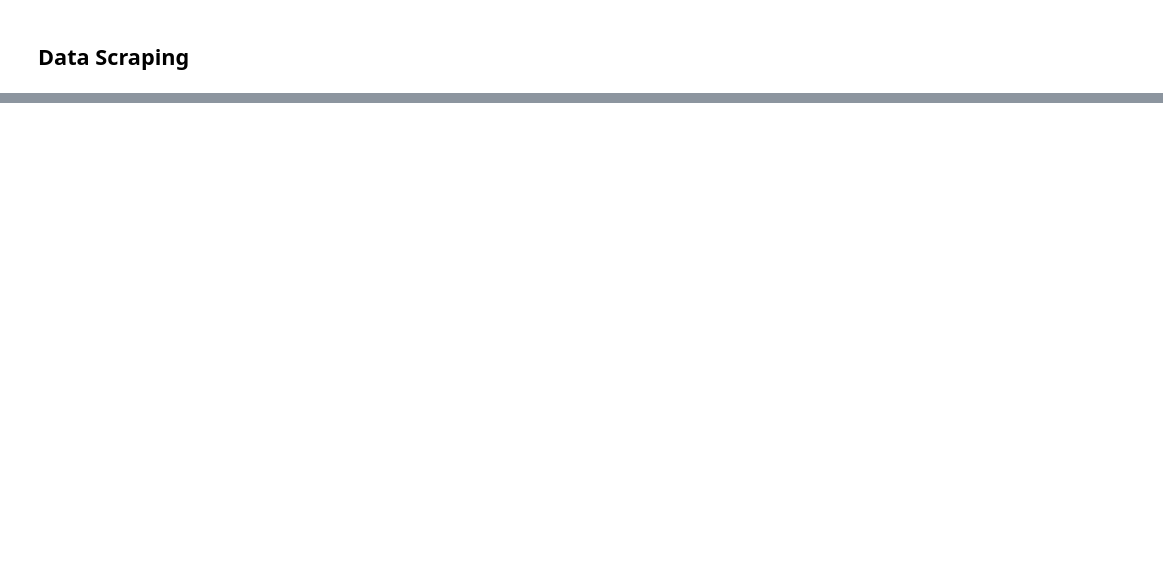
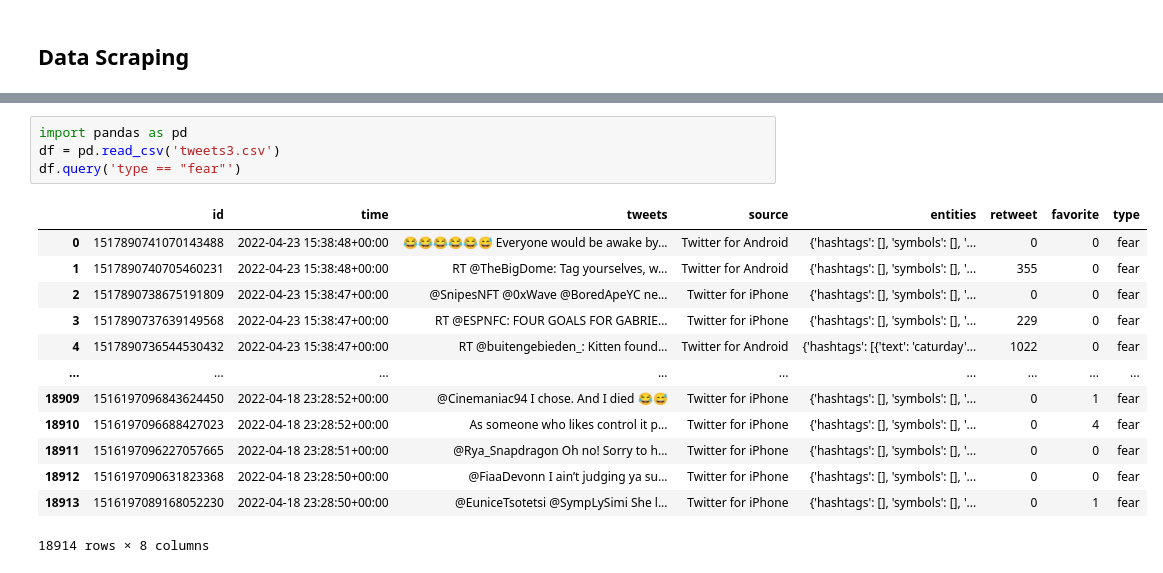
Before and after one commit to leyaoliatan/Sentiments-in-Tweets-with-Emojis, a Jupyter notebook: 2022_spring_CTA/project/code/CTA_proposal.ipynb, the cells around one changed output, grey strips where cells are left out. Saved outputs shown, nothing was run; the diff lists cells and outputs as text; blank space fills up the shorter version.

```diff
--- a/2022_spring_CTA/project/code/CTA_proposal.ipynb
+++ b/2022_spring_CTA/project/code/CTA_proposal.ipynb
@@ -85,0 +480,18 @@ fatal: Not possible to fast-forward, aborting.
+# %%
+import pandas as pd
+df = pd.read_csv('tweets3.csv')
+df.query('type == "fear"')
+# %% [output]
+|  | id | time | tweets | source | entities | retweet | favorite | type |
+| 0 | 1517890741070143488 | 2022-04-23 15:38:48+00:00 | 😂😂😂😂😂😅 Everyone would be awake by... | Twitter for Android | {'hashtags': [], 'symbols': [], '... | 0 | 0 | fear |
+| 1 | 1517890740705460231 | 2022-04-23 15:38:48+00:00 | RT @TheBigDome: Tag yourselves, w... | Twitter for Android | {'hashtags': [], 'symbols': [], '... | 355 | 0 | fear |
+| 2 | 1517890738675191809 | 2022-04-23 15:38:47+00:00 | @SnipesNFT @0xWave @BoredApeYC ne... | Twitter for iPhone | {'hashtags': [], 'symbols': [], '... | 0 | 0 | fear |
+| 3 | 1517890737639149568 | 2022-04-23 15:38:47+00:00 | RT @ESPNFC: FOUR GOALS FOR GABRIE... | Twitter for iPhone | {'hashtags': [], 'symbols': [], '... | 229 | 0 | fear |
+| 4 | 1517890736544530432 | 2022-04-23 15:38:47+00:00 | RT @buitengebieden_: Kitten found... | Twitter for Android | {'hashtags': [{'text': 'caturday'... | 1022 | 0 | fear |
+| ... | ... | ... | ... | ... | ... | ... | ... | ... |
+| 18909 | 1516197096843624450 | 2022-04-18 23:28:52+00:00 | @Cinemaniac94 I chose. And I died 😂😅 | Twitter for iPhone | {'hashtags': [], 'symbols': [], '... | 0 | 1 | fear |
+| 18910 | 1516197096688427023 | 2022-04-18 23:28:52+00:00 | As someone who likes control it p... | Twitter for iPhone | {'hashtags': [], 'symbols': [], '... | 0 | 4 | fear |
+| 18911 | 1516197096227057665 | 2022-04-18 23:28:51+00:00 | @Rya_Snapdragon Oh no! Sorry to h... | Twitter for iPhone | {'hashtags': [], 'symbols': [], '... | 0 | 0 | fear |
+| 18912 | 1516197090631823368 | 2022-04-18 23:28:50+00:00 | @FiaaDevonn I ain’t judging ya su... | Twitter for iPhone | {'hashtags': [], 'symbols': [], '... | 0 | 0 | fear |
+| 18913 | 1516197089168052230 | 2022-04-18 23:28:50+00:00 | @EuniceTsotetsi @SympLySimi She l... | Twitter for iPhone | {'hashtags': [], 'symbols': [], '... | 0 | 1 | fear |
+18914 rows × 8 columns
```
Also changed, not shown: parts of 43 cells of this notebook.
